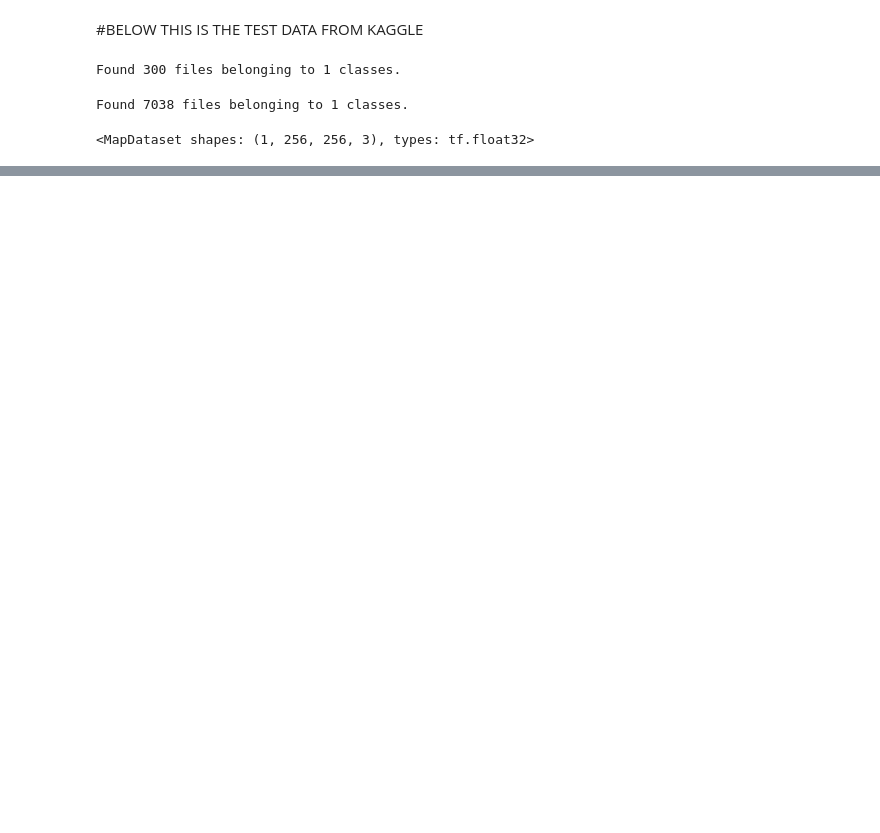
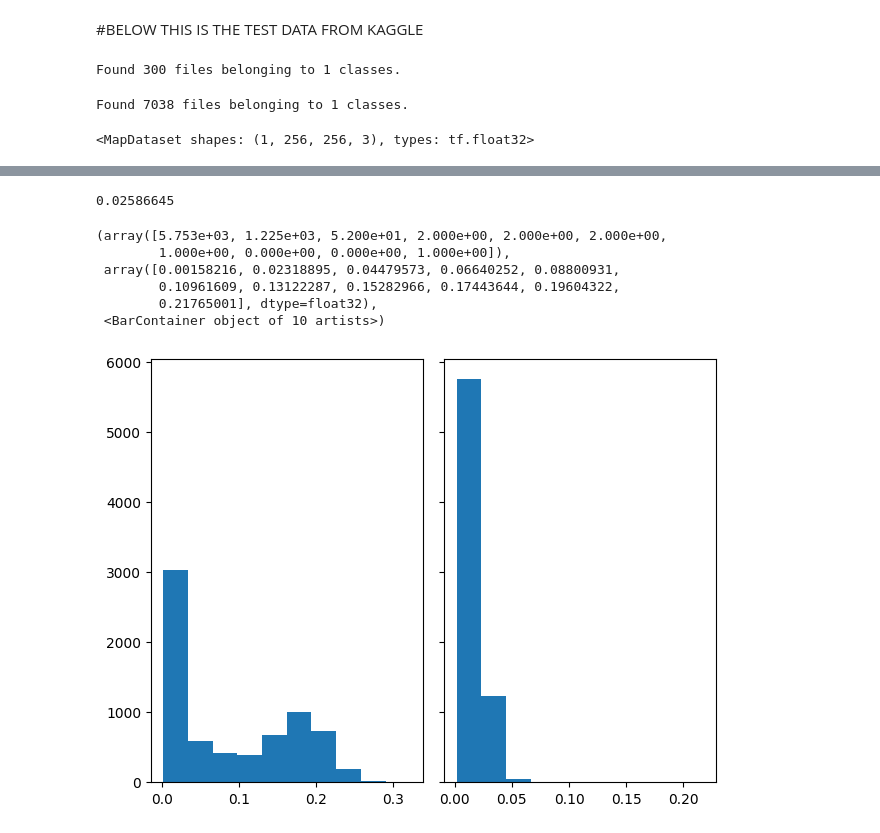
Before and after one commit to bluqiu001/ece588Final, a Jupyter notebook: billy/make_test.ipynb, the cells around one changed output, grey strips where cells are left out. Cells and saved outputs as stored; diff of their text form; code cells hidden in the pictures; blank space fills up the shorter version.

```diff
--- a/billy/make_test.ipynb
+++ b/billy/make_test.ipynb
@@ -182,10 +148,29 @@ import matplotlib.image
+# %%
+mse_generated = []
+mse_original = []
+# %%
+generator_f_import.compile(gen_f_optimizer, generator_loss)
+# %%
+loss_arr = []
 # %%
 i = 1
 for x in test_x:
-    x_numpy = x.numpy()
-    y_hat = generator_f.predict(x_numpy.reshape((1, img_rows, img_cols, channels)))
-    normalizedData = (y_hat[0]-np.min(y_hat[0]))/(np.max(y_hat[0])-np.min(y_hat[0]))
+    x_numpy = x.numpy().reshape((1, img_rows, img_cols, channels))
+    y_hat = generator_f_import.predict(x_numpy)
+    x_hat = generator_g_import.predict(y_hat)
+    loss, acc = generator_f_import.evaluate(x_numpy, y_hat)
+    loss_arr.append(loss)
+    break
+    # normalizedData = (y_hat[0]-np.min(y_hat[0]))/(np.max(y_hat[0])-np.min(y_hat[0]))
 
-    matplotlib.image.imsave('test_images/'+ str(i) + '.png', normalizedData)
+    #matplotlib.image.imsave('test_images/'+ str(i) + '.png', normalizedData)
+
+    mse_generated.append(np.mean((y_hat[0] - x_hat[0])**2))
+    mse_original.append(np.mean((x_numpy[0] - x_hat[0])**2))
+
     i += 1
+
+    if i % 500 == 0:
+        print(i)
+        break
 # %% [output]
@@ -196,0 +202,17 @@ np.amin(y_hat)
+# %%
+np.mean((x_numpy[0] - x_hat[0])**2)
+# %% [output]
+0.02586645
+# %%
+fig, axs = plt.subplots(1, 2, sharey=True, tight_layout=True)
+
+axs[0].hist(mse_generated)
+axs[1].hist(mse_original)
+# %% [output]
+(array([5.753e+03, 1.225e+03, 5.200e+01, 2.000e+00, 2.000e+00, 2.000e+00,
+        1.000e+00, 0.000e+00, 0.000e+00, 1.000e+00]),
+ array([0.00158216, 0.02318895, 0.04479573, 0.06640252, 0.08800931,
+        0.10961609, 0.13122287, 0.15282966, 0.17443644, 0.19604322,
+        0.21765001], dtype=float32),
+ <BarContainer object of 10 artists>)
+[figure, added]
```
Also changed, not shown: parts of 13 cells of this notebook, 12 other files.
